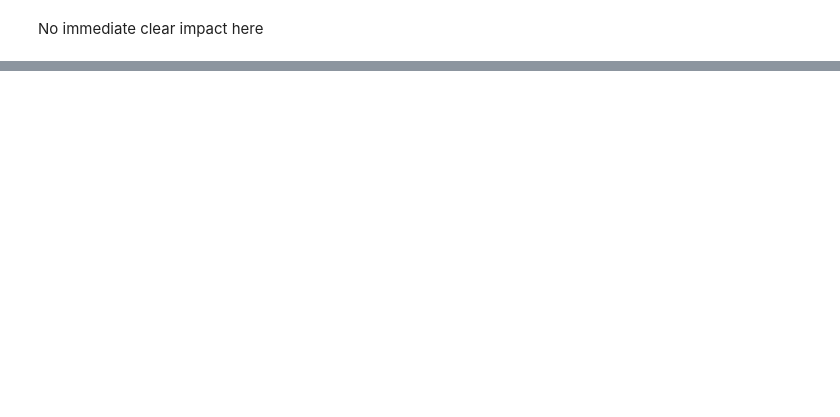
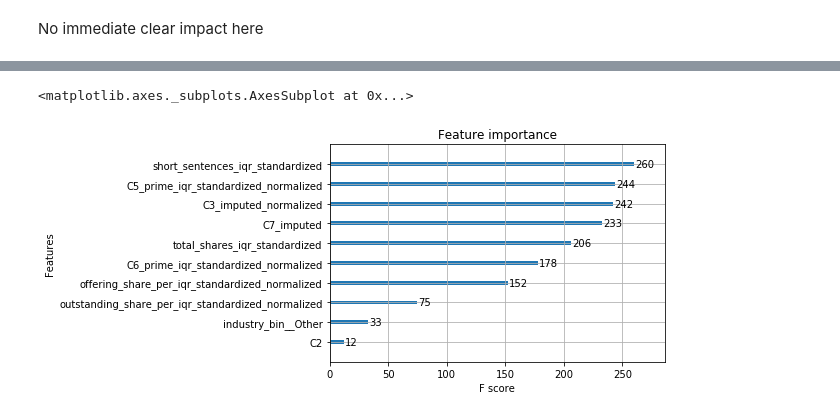
Before and after one commit to fairfield-university-ba545/project1-archana-s-team, a Jupyter notebook: Evaluation-Y2.ipynb, the cells around one changed output, grey strips where cells are left out. Cells and saved outputs as stored; diff of their text form; code cells hidden in the pictures; blank space fills up the shorter version.

```diff
--- a/Evaluation-Y2.ipynb
+++ b/Evaluation-Y2.ipynb
@@ -392,0 +560,13 @@ No immediate clear impact here
+# %%
+alt_feat_lst = get_important_features_rfe(feat_mat[[i for i in feat_mat.columns if 'I1' not in i
+                                                    and i not in ['C4_normalized_alt', 'C4','outstanding_share_per_normalized_alt',
+                                                                 'short_sentences', 'C4_normalized',
+                                                                  'outstanding_share_per_normalized',
+                                                                  'offering_share_per_normalized_alt',
+                                                                 'offering_share_per_normalized',
+                                                                 'C5_prime_normalized_alt',
+                                                                 'C5_prime_normalized',
+                                                                 'C5_prime',
+                                                                 'offering_share_per',
+                                                                 'outstanding_share_per']]],
+                          y2, 10)
@@ -392,0 +783,5 @@ No immediate clear impact here
+# %%
+xgb.plot_importance(random_search.best_estimator_)
+# %% [output]
+<matplotlib.axes._subplots.AxesSubplot at 0x...>
+[figure, added]
```
Also changed, not shown: parts of 41 cells of this notebook, 2 other files.
